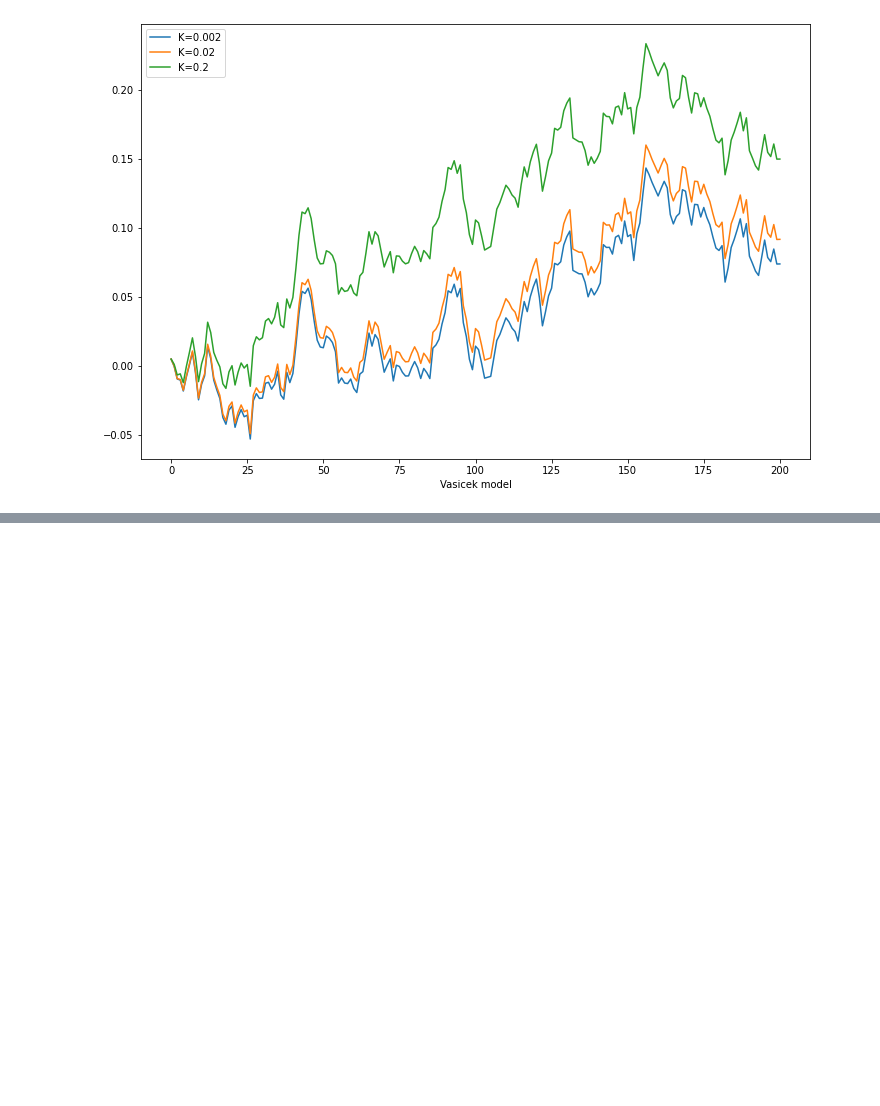
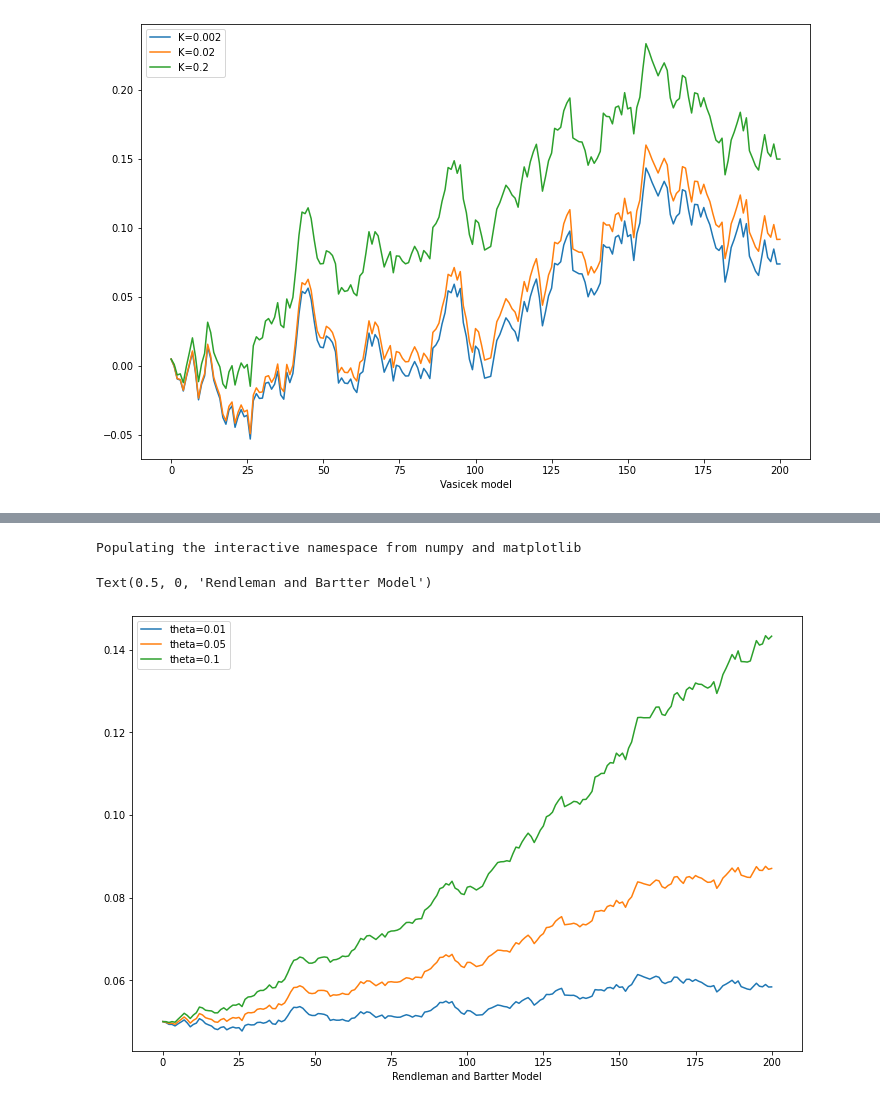
Before and after one commit to rhysdavies21/library, a Jupyter notebook: rate_derivatives.ipynb, the cells around one changed output, grey strips where cells are left out. Drawn from its saved outputs; the diff is of its cells as text; code cells hidden in the pictures; blank space fills up the shorter version.

```diff
--- a/rate_derivatives.ipynb
+++ b/rate_derivatives.ipynb
@@ -263,0 +296,33 @@ Populating the interactive namespace from numpy and matplotlib
+# %%
+# Rendleman and Bartter Model
+
+import math
+import numpy as np
+
+def rendleman_bartter(r0, theta, sigma, T=1., N=10, seed=777):
+  np.random.seed(seed)
+  dt = T / float(N)
+  rates = [r0]
+  for i in range(N):
+    dr = theta*rates[-1]*dt + \
+      sigma*rates[-1]*math.sqrt(dt)*np.random.normal()
+    rates.append(rates[-1] + dr)
+
+  return range(N+1), rates
+# %%
+# Calculate Rendleman and Bartter Model
+
+%pylab inline
+
+fig = plt.figure(figsize=(12, 8))
+
+for theta in [0.01, 0.05, 0.1]:
+  x, y = rendleman_bartter(0.05, theta, 0.05, T=10, N=200)
+  plot(x, y, label='theta=%s'%theta)
+
+pylab.legend(loc='upper left')
+pylab.xlabel('Rendleman and Bartter Model')
+# %% [output]
+Populating the interactive namespace from numpy and matplotlib
+Text(0.5, 0, 'Rendleman and Bartter Model')
+[figure, added]
```
Also changed, not shown: parts of 9 cells of this notebook.
